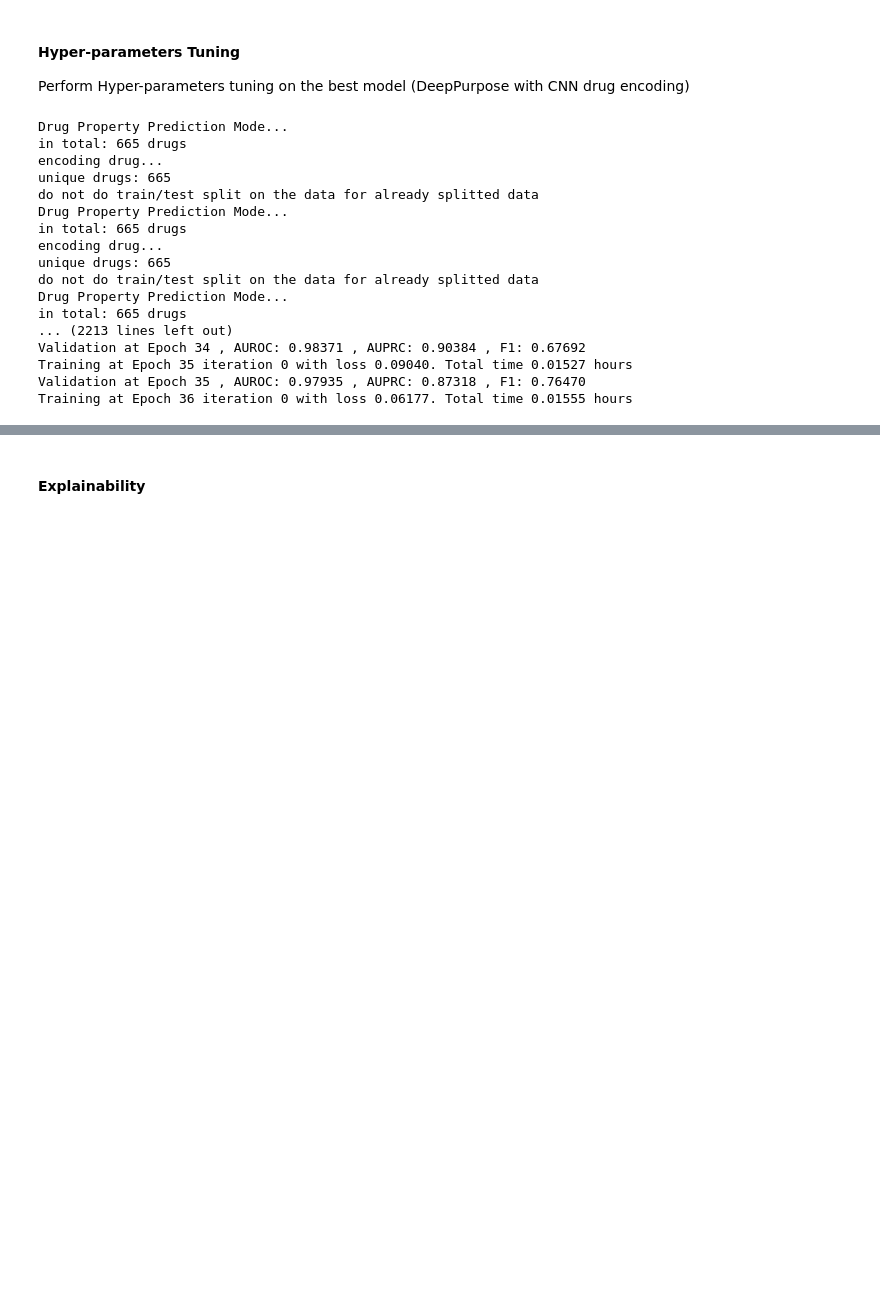
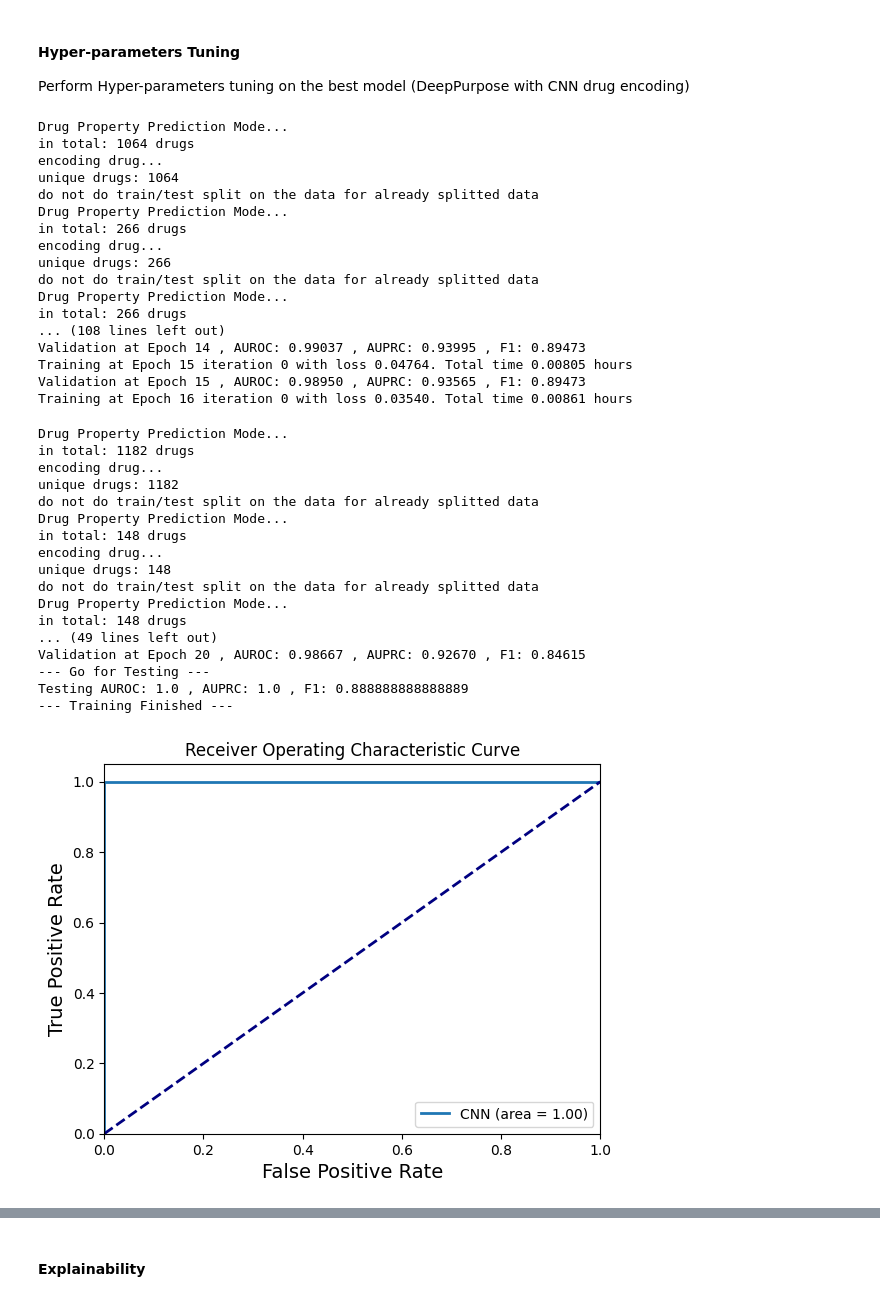
Before and after one commit to FabioLddo/toxicity_prediction, a Jupyter notebook: toxicity_prediction_project-Bulloni_Ippolito_Loddo-D3A.ipynb, the cells around one changed output, grey strips where cells are left out. Saved outputs shown, nothing was run; the diff lists cells and outputs as text; code cells hidden in the pictures; blank space fills up the shorter version.

```diff
--- a/toxicity_prediction_project-Bulloni_Ippolito_Loddo-D3A.ipynb
+++ b/toxicity_prediction_project-Bulloni_Ippolito_Loddo-D3A.ipynb
@@ -1026,7 +1007,7 @@ Using just 3 features we get slightly worse results than with 5 features, but st
 #### Cross-validation
 Perform cross-validation on the best model (DeepPurpose with CNN drug encoding)
 # %%
-def train_model_crossval(X_train, y_train, X_test, y_test, X_valid, y_valid, drug_encoding='Morgan', mlp_hidden_dims_drug=[32, 16, 8], train_epoch=40, LR=0.001, batch_size=124):
+def train_model_crossval(X_train, y_train, X_test, y_test, X_valid, y_valid, drug_encoding='CNN', mlp_hidden_dims_drug=[32, 16, 8], train_epoch=40, LR=0.001, batch_size=124):
     # Get fingerprints for train, test, val splits
     train = utils.data_process(X_drug=X_train, y=y_train, drug_encoding=drug_encoding, split_method='no_split', random_seed=SEED_VALUE)
     val = utils.data_process(X_drug=X_valid, y=y_valid, drug_encoding=drug_encoding, split_method='no_split', random_seed=SEED_VALUE)
@@ -1137,6 +1164,6 @@ Perform Hyper-parameters tuning on the best model (DeepPurpose with CNN drug enc
 # %%
 # Perform StratifiedKFold cross-validation to check better the model performances
-kfold = StratifiedKFold(n_splits=2, shuffle=True, random_state=SEED_VALUE)
+kfold = StratifiedKFold(n_splits=5, shuffle=True, random_state=SEED_VALUE)
 
 accuracies, precisions, recalls, f1_scores, roc_aucs, balanced_accuracies = [], [], [], [], [], []
 
@@ -1158,7 +1185,7 @@ for params in itertools.product(*param_grid.values()):
     drug_encoding, mlp_hidden_dims_drug, train_epoch, LR, batch_size = params
 
     # Perform cross-validation
-    accuracies, precisions, recalls, f1_scores, roc_aucs, balanced_accuracies = cross_validation(X, y, kfold)
+    accuracies, precisions, recalls, f1_scores, roc_aucs, balanced_accuracies = cross_validation(X, y, kfold, drug_encoding, mlp_hidden_dims_drug, train_epoch, LR, batch_size)
 
     # Compute mean balanced accuracy
     mean_balanced_accuracy = np.mean(balanced_accuracies)
@@ -1195,23 +1222,53 @@ for metric_name, metric_value in best_metrics.items():
 print(tabulate(table_metrics, headers=['Metric', 'Value']))
 # %% [output]
 Drug Property Prediction Mode...
-in total: 665 drugs
+in total: 1064 drugs
 encoding drug...
-unique drugs: 665
+unique drugs: 1064
 do not do train/test split on the data for already splitted data
 Drug Property Prediction Mode...
-in total: 665 drugs
+in total: 266 drugs
 encoding drug...
-unique drugs: 665
+unique drugs: 266
 do not do train/test split on the data for already splitted data
 Drug Property Prediction Mode...
-in total: 665 drugs
-... (2213 lines left out)
-Validation at Epoch 34 , AUROC: 0.98371 , AUPRC: 0.90384 , F1: 0.67692
-Training at Epoch 35 iteration 0 with loss 0.09040. Total time 0.01527 hours
-Validation at Epoch 35 , AUROC: 0.97935 , AUPRC: 0.87318 , F1: 0.76470
-Training at Epoch 36 iteration 0 with loss 0.06177. Total time 0.01555 hours
+in total: 266 drugs
+... (108 lines left out)
+Validation at Epoch 14 , AUROC: 0.99037 , AUPRC: 0.93995 , F1: 0.89473
+Training at Epoch 15 iteration 0 with loss 0.04764. Total time 0.00805 hours
+Validation at Epoch 15 , AUROC: 0.98950 , AUPRC: 0.93565 , F1: 0.89473
+Training at Epoch 16 iteration 0 with loss 0.03540. Total time 0.00861 hours
+# %%
+# Get X and y for train, test, val splits again
+X_train = train_data['smiles']
+y_train = train_data[CLINTOX_TARGET]
+
+X_test = test_data['smiles']
+y_test = test_data[CLINTOX_TARGET]
+
+X_valid = valid_data['smiles']
+y_valid = valid_data[CLINTOX_TARGET]
 # %%
 # Train again the model with the best parameters
 drug_encoding, mlp_hidden_dims_drug, train_epoch, LR, batch_size = best_parameters
-# best_model
+
+best_model = train_model_crossval(X_train, y_train, X_test, y_test, X_valid, y_valid, drug_encoding=drug_encoding, mlp_hidden_dims_drug=mlp_hidden_dims_drug, train_epoch=train_epoch, LR=LR, batch_size=batch_size)
+# %% [output]
+Drug Property Prediction Mode...
+in total: 1182 drugs
+encoding drug...
+unique drugs: 1182
+do not do train/test split on the data for already splitted data
+Drug Property Prediction Mode...
+in total: 148 drugs
+encoding drug...
+unique drugs: 148
+do not do train/test split on the data for already splitted data
+Drug Property Prediction Mode...
+in total: 148 drugs
+... (49 lines left out)
+Validation at Epoch 20 , AUROC: 0.98667 , AUPRC: 0.92670 , F1: 0.84615
+--- Go for Testing ---
+Testing AUROC: 1.0 , AUPRC: 1.0 , F1: 0.888888888888889
+--- Training Finished ---
+[figure, added]
```
Also changed, not shown: parts of 56 cells of this notebook, 8 other files.
